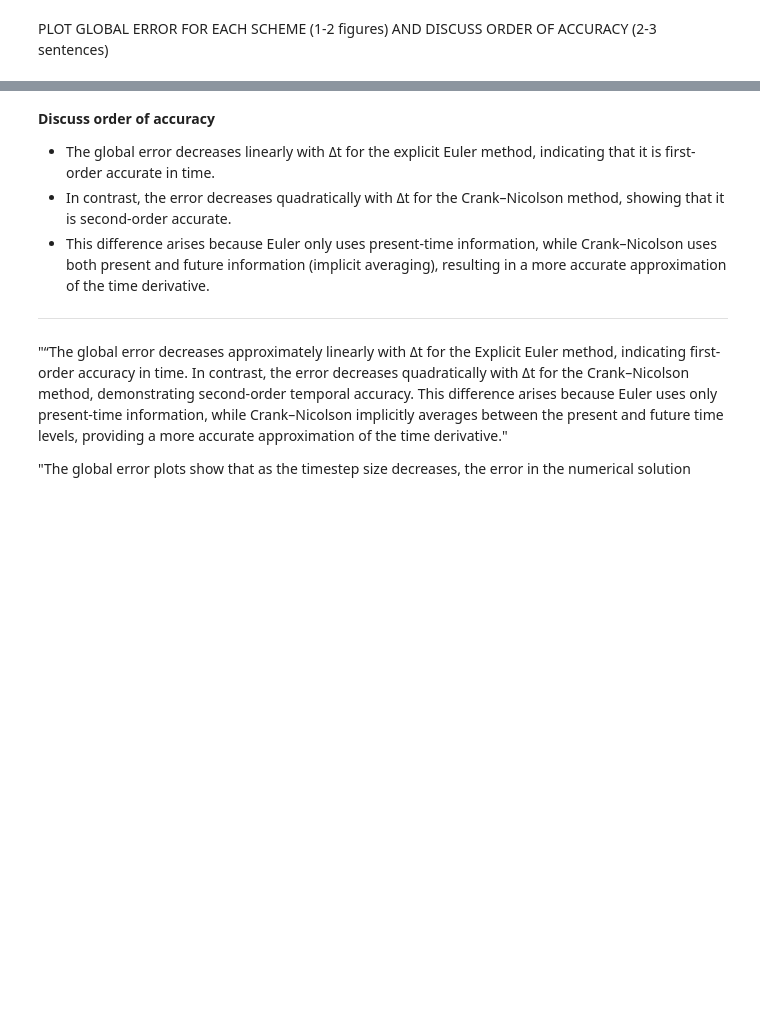
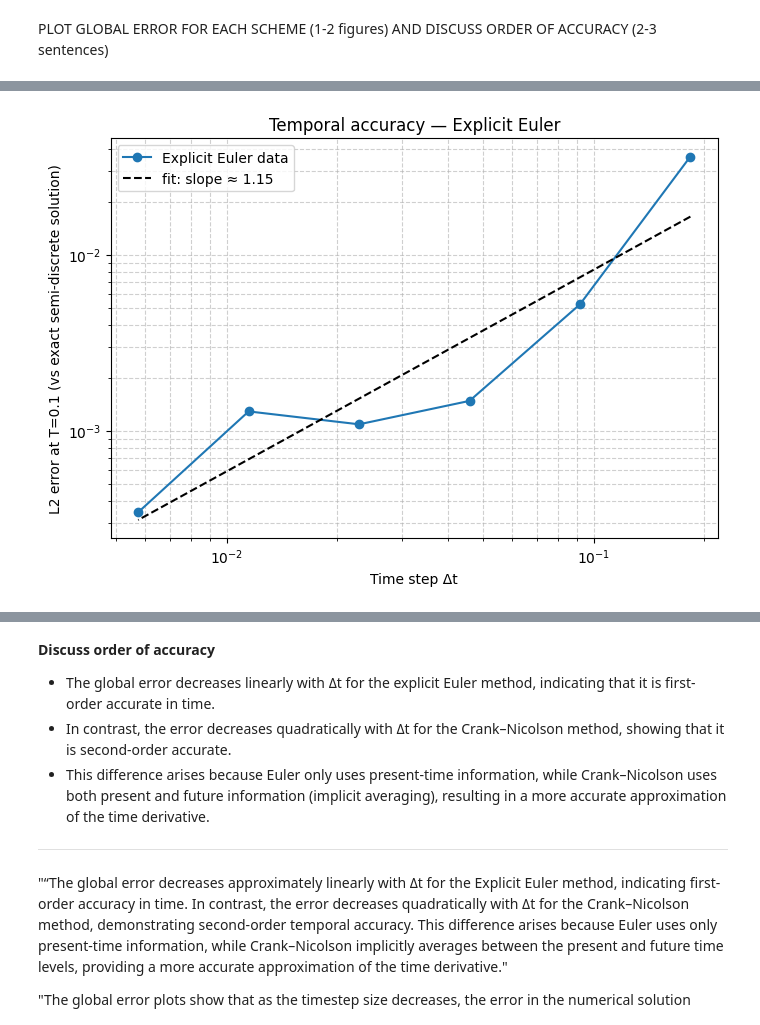
Before and after one commit to josephineshipp/QCES, a Jupyter notebook: Project1_numerical_methods.ipynb, the cells around one changed output, grey strips where cells are left out. Cells and saved outputs as stored; diff of their text form; code cells hidden in the pictures; blank space fills up the shorter version.

```diff
--- a/Project1_numerical_methods.ipynb
+++ b/Project1_numerical_methods.ipynb
@@ -655,0 +439,84 @@ Error analysis complete.
+# %%
+import numpy as np, matplotlib.pyplot as plt
+import scipy.sparse as sp, scipy.sparse.linalg as spla
+from scipy.sparse.linalg import expm_multiply
+
+# Parameters
+kappa = 0.001
+Nx    = len(x)
+M     = construct_M_with_BC(x)
+I     = sp.eye(Nx, format="csr")
+Tfinal = 0.1
+
+# BC-compatible initial condition (Neumann eigenmode)
+m = 1
+u0 = np.cos(m*np.pi*(x+1.0)/2.0)
+
+# Exact-in-time reference for the semi-discrete system
+u_ref = expm_multiply(kappa*M, u0, start=0.0, stop=Tfinal, num=2)[-1]
+
+# Time-stepping schemes
+def solve_EE(u0, dt, T):
+    n = int(np.round(T/dt))
+    A = (I + dt*kappa*M).tocsr()
+    u = u0.copy()
+    for _ in range(n):
+        u = A @ u
+    return u
+
+def solve_CN(u0, dt, T):
+    n = int(np.round(T/dt))
+    A_L = (I - 0.5*dt*kappa*M).tocsc()
+    A_R = (I + 0.5*dt*kappa*M).tocsr()
+    solve = spla.factorized(A_L)
+    u = u0.copy()
+    for _ in range(n):
+        u = solve(A_R @ u)
+    return u
+
+def l2(a): return np.linalg.norm(a)/np.sqrt(Nx)
+def fit_order(dts, errs):
+    p, logC = np.polyfit(np.log(dts), np.log(errs), 1)
+    return p, np.exp(logC)
+
+# Δt ranges
+dx = x[1]-x[0]
+r_max = 0.45
+dt0 = r_max*dx*dx/kappa
+dts_EE = dt0 * (0.5**np.arange(0,6))
+dts_CN = np.array([0.05, 0.025, 0.0125, 0.00625, 0.003125])
+
+# Compute errors
+errs_EE = [l2(solve_EE(u0, dt, Tfinal) - u_ref) for dt in dts_EE]
+errs_CN = [l2(solve_CN(u0, dt, Tfinal) - u_ref) for dt in dts_CN]
+
+# Fit slopes
+p_EE, C_EE = fit_order(dts_EE, errs_EE)
+p_CN, C_CN = fit_order(dts_CN, errs_CN)
+
+print(f"Observed order — EE: ~{p_EE:.2f}  |  CN: ~{p_CN:.2f}")
+
+# Plot Explicit Euler
+plt.figure(figsize=(7,5))
+plt.loglog(dts_EE, errs_EE, 'o-', label=f'Explicit Euler data')
+plt.loglog(dts_EE, C_EE*dts_EE**p_EE, 'k--', label=f'fit: slope ≈ {p_EE:.2f}')
+plt.xlabel("Time step Δt")
+plt.ylabel("L2 error at T=0.1 (vs exact semi-discrete solution)")
+plt.title("Temporal accuracy — Explicit Euler")
+plt.legend()
+plt.grid(True, which='both', ls='--', alpha=0.6)
+plt.tight_layout()
+plt.show()
+
+# Plot Crank–Nicolson
+plt.figure(figsize=(7,5))
+plt.loglog(dts_CN, errs_CN, 's-', label=f'Crank–Nicolson data')
+plt.loglog(dts_CN, C_CN*dts_CN**p_CN, 'k--', label=f'fit: slope ≈ {p_CN:.2f}')
+plt.xlabel("Time step Δt")
+plt.ylabel("L2 error at T=0.1 (vs exact semi-discrete solution)")
+plt.title("Temporal accuracy — Crank–Nicolson")
+plt.legend()
+plt.grid(True, which='both', ls='--', alpha=0.6)
+plt.tight_layout()
+plt.show()
+# %% [output]
@@ -655,0 +524 @@ Error analysis complete.
+[figure, added]
```
Also changed, not shown: parts of 4 cells of this notebook.
